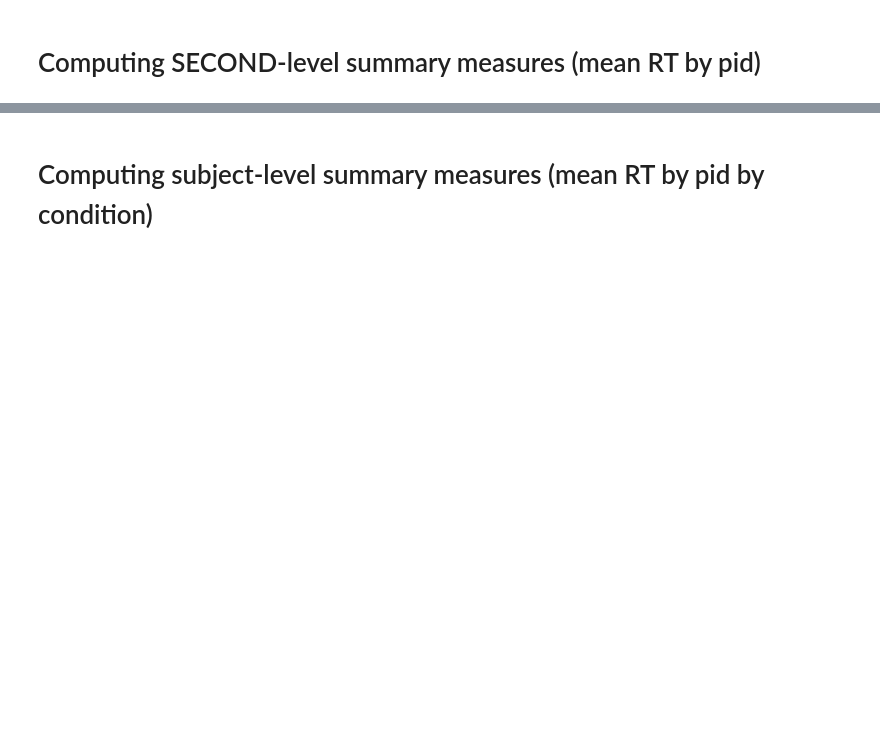
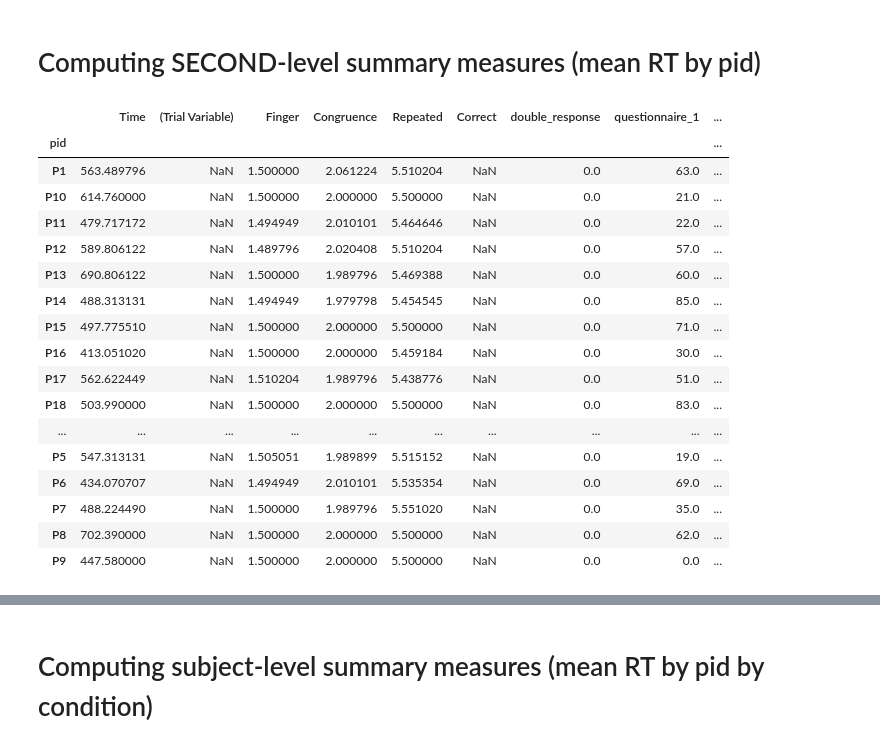
Before and after one commit to hogeveen-lab/DSPN_Fall2023_Git, a Jupyter notebook: dspn_fall2023_lecture12_wrangling3_uncoded.ipynb, the cells around one changed output, grey strips where cells are left out. Cells and saved outputs as stored; diff of their text form; code cells hidden in the pictures; blank space fills up the shorter version.

```diff
--- a/dspn_fall2023_lecture12_wrangling3_uncoded.ipynb
+++ b/dspn_fall2023_lecture12_wrangling3_uncoded.ipynb
@@ -108,3 +126,26 @@ df_allsubjects.to_csv(out_filename,index=False)
 * __MAIN OUTCOME: HOW DO THE DIFFERENT CONGRUENT VS. INCONGRUENT CONDIS SLOW YOUR RESPONSE TIME?__
 # %% [markdown]
 # Computing SECOND-level summary measures (mean RT by pid)
+# %%
+opt1 = df_allsubjects.groupby('pid').mean('Time')
+
+display(opt1)
+# %% [output]
+|  | Time | (Trial Variable) | Finger | Congruence | Repeated | Correct | double_response | questionnaire_1 | ... |
+| pid |  |  |  |  |  |  |  |  | ... |
+| P1 | 563.489796 | NaN | 1.500000 | 2.061224 | 5.510204 | NaN | 0.0 | 63.0 | ... |
+| P10 | 614.760000 | NaN | 1.500000 | 2.000000 | 5.500000 | NaN | 0.0 | 21.0 | ... |
+| P11 | 479.717172 | NaN | 1.494949 | 2.010101 | 5.464646 | NaN | 0.0 | 22.0 | ... |
+| P12 | 589.806122 | NaN | 1.489796 | 2.020408 | 5.510204 | NaN | 0.0 | 57.0 | ... |
+| P13 | 690.806122 | NaN | 1.500000 | 1.989796 | 5.469388 | NaN | 0.0 | 60.0 | ... |
+| P14 | 488.313131 | NaN | 1.494949 | 1.979798 | 5.454545 | NaN | 0.0 | 85.0 | ... |
+| P15 | 497.775510 | NaN | 1.500000 | 2.000000 | 5.500000 | NaN | 0.0 | 71.0 | ... |
+| P16 | 413.051020 | NaN | 1.500000 | 2.000000 | 5.459184 | NaN | 0.0 | 30.0 | ... |
+| P17 | 562.622449 | NaN | 1.510204 | 1.989796 | 5.438776 | NaN | 0.0 | 51.0 | ... |
+| P18 | 503.990000 | NaN | 1.500000 | 2.000000 | 5.500000 | NaN | 0.0 | 83.0 | ... |
+| ... | ... | ... | ... | ... | ... | ... | ... | ... | ... |
+| P5 | 547.313131 | NaN | 1.505051 | 1.989899 | 5.515152 | NaN | 0.0 | 19.0 | ... |
+| P6 | 434.070707 | NaN | 1.494949 | 2.010101 | 5.535354 | NaN | 0.0 | 69.0 | ... |
+| P7 | 488.224490 | NaN | 1.500000 | 1.989796 | 5.551020 | NaN | 0.0 | 35.0 | ... |
+| P8 | 702.390000 | NaN | 1.500000 | 2.000000 | 5.500000 | NaN | 0.0 | 62.0 | ... |
+| P9 | 447.580000 | NaN | 1.500000 | 2.000000 | 5.500000 | NaN | 0.0 | 0.0 | ... |
```
Also changed, not shown: parts of 7 cells of this notebook, 5 other files.
